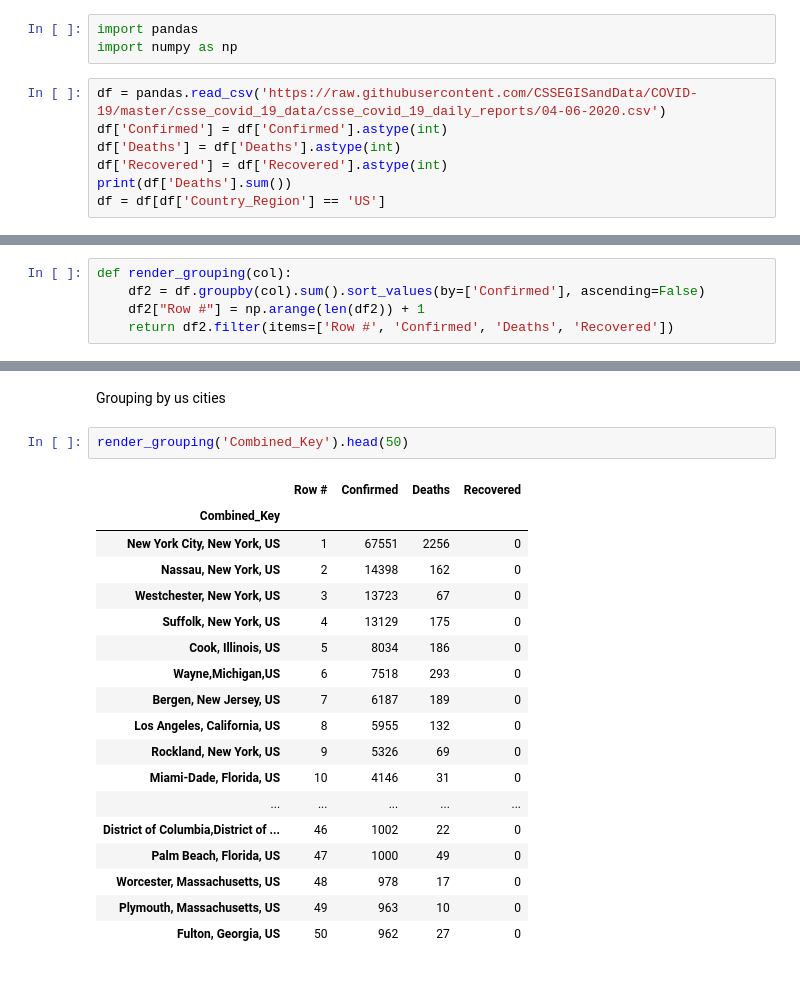
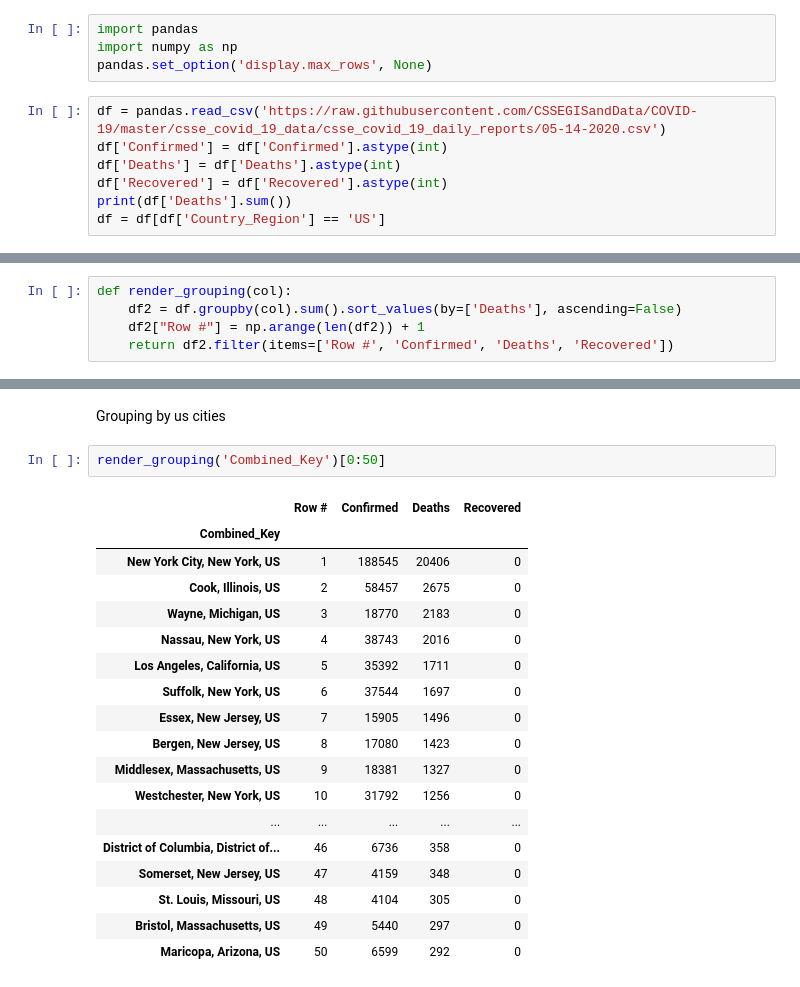
Before and after one commit to whynotavailable/notebooks, a Jupyter notebook: covid/deaths_by_state.ipynb, the cells around one changed output, grey strips where cells are left out. Cells and saved outputs as stored; diff of their text form.

```diff
--- a/covid/deaths_by_state.ipynb
+++ b/covid/deaths_by_state.ipynb
@@ -3,8 +3,9 @@
 # %%
 import pandas
 import numpy as np
+pandas.set_option('display.max_rows', None)
 # %%
-df = pandas.read_csv('https://raw.githubusercontent.com/CSSEGISandData/COVID-19/master/csse_covid_19_data/csse_covid_19_daily_reports/04-06-2020.csv')
+df = pandas.read_csv('https://raw.githubusercontent.com/CSSEGISandData/COVID-19/master/csse_covid_19_data/csse_covid_19_daily_reports/05-14-2020.csv')
 df['Confirmed'] = df['Confirmed'].astype(int)
 df['Deaths'] = df['Deaths'].astype(int)
 df['Recovered'] = df['Recovered'].astype(int)
@@ -15,6 +16,6 @@ df = df[df['Country_Region'] == 'US']
 # %%
 def render_grouping(col):
-    df2 = df.groupby(col).sum().sort_values(by=['Confirmed'], ascending=False)
+    df2 = df.groupby(col).sum().sort_values(by=['Deaths'], ascending=False)
     df2["Row #"] = np.arange(len(df2)) + 1
     return df2.filter(items=['Row #', 'Confirmed', 'Deaths', 'Recovered'])
 # %% [markdown]
@@ -43,23 +44,23 @@ render_grouping('Province_State')
 # %% [markdown]
 Grouping by us cities
 # %%
-render_grouping('Combined_Key').head(50)
+render_grouping('Combined_Key')[0:50]
 # %% [output]
 |  | Row # | Confirmed | Deaths | Recovered |
 | Combined_Key |  |  |  |  |
-| New York City, New York, US | 1 | 67551 | 2256 | 0 |
-| Nassau, New York, US | 2 | 14398 | 162 | 0 |
-| Westchester, New York, US | 3 | 13723 | 67 | 0 |
-| Suffolk, New York, US | 4 | 13129 | 175 | 0 |
-| Cook, Illinois, US | 5 | 8034 | 186 | 0 |
-| Wayne,Michigan,US | 6 | 7518 | 293 | 0 |
-| Bergen, New Jersey, US | 7 | 6187 | 189 | 0 |
-| Los Angeles, California, US | 8 | 5955 | 132 | 0 |
-| Rockland, New York, US | 9 | 5326 | 69 | 0 |
-| Miami-Dade, Florida, US | 10 | 4146 | 31 | 0 |
+| New York City, New York, US | 1 | 188545 | 20406 | 0 |
+| Cook, Illinois, US | 2 | 58457 | 2675 | 0 |
+| Wayne, Michigan, US | 3 | 18770 | 2183 | 0 |
+| Nassau, New York, US | 4 | 38743 | 2016 | 0 |
+| Los Angeles, California, US | 5 | 35392 | 1711 | 0 |
+| Suffolk, New York, US | 6 | 37544 | 1697 | 0 |
+| Essex, New Jersey, US | 7 | 15905 | 1496 | 0 |
+| Bergen, New Jersey, US | 8 | 17080 | 1423 | 0 |
+| Middlesex, Massachusetts, US | 9 | 18381 | 1327 | 0 |
+| Westchester, New York, US | 10 | 31792 | 1256 | 0 |
 | ... | ... | ... | ... | ... |
-| District of Columbia,District of ... | 46 | 1002 | 22 | 0 |
-| Palm Beach, Florida, US | 47 | 1000 | 49 | 0 |
-| Worcester, Massachusetts, US | 48 | 978 | 17 | 0 |
-| Plymouth, Massachusetts, US | 49 | 963 | 10 | 0 |
-| Fulton, Georgia, US | 50 | 962 | 27 | 0 |
+| District of Columbia, District of... | 46 | 6736 | 358 | 0 |
+| Somerset, New Jersey, US | 47 | 4159 | 348 | 0 |
+| St. Louis, Missouri, US | 48 | 4104 | 305 | 0 |
+| Bristol, Massachusetts, US | 49 | 5440 | 297 | 0 |
+| Maricopa, Arizona, US | 50 | 6599 | 292 | 0 |
```
Also changed, not shown: parts of 2 cells of this notebook, 1 other file.
